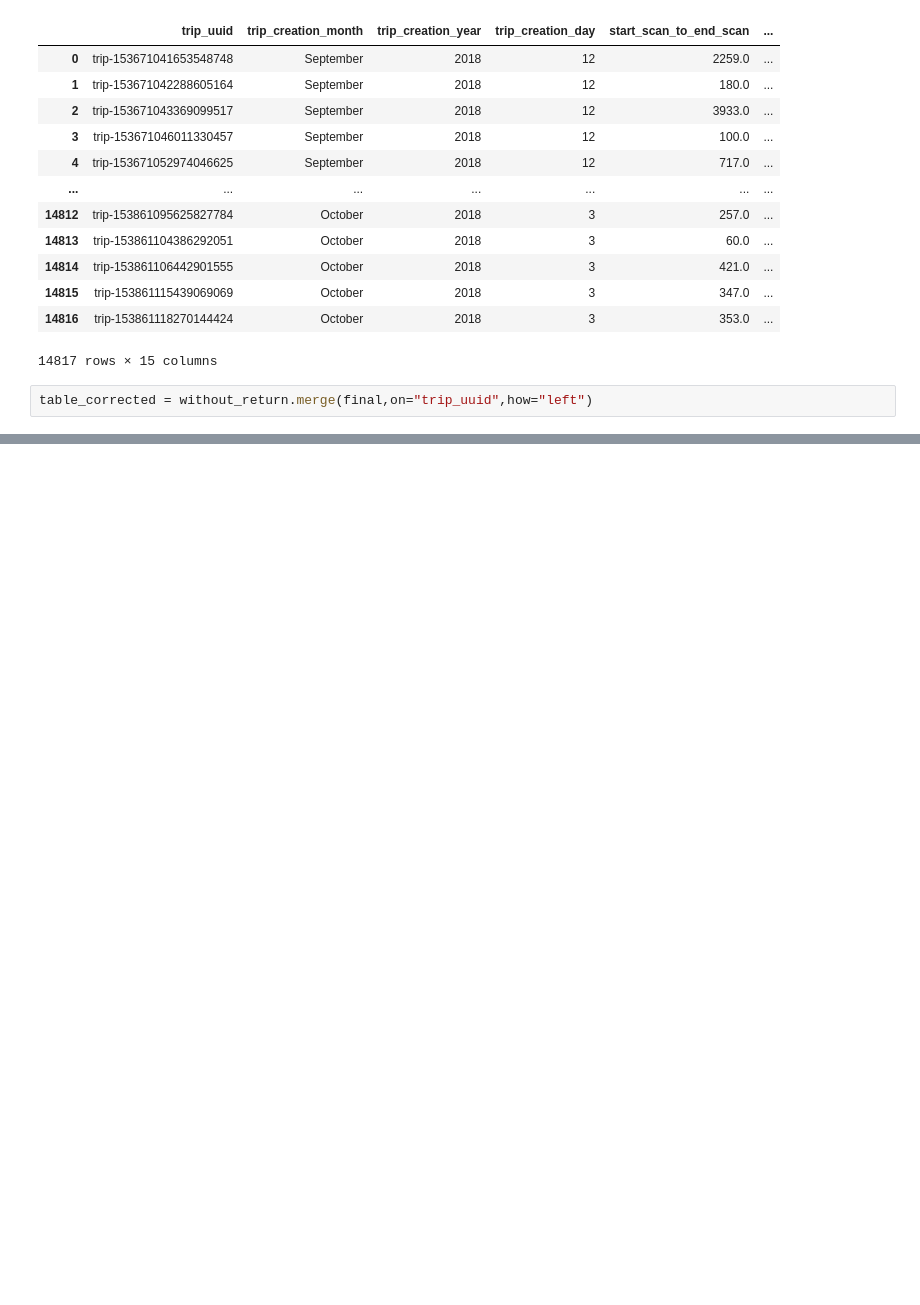
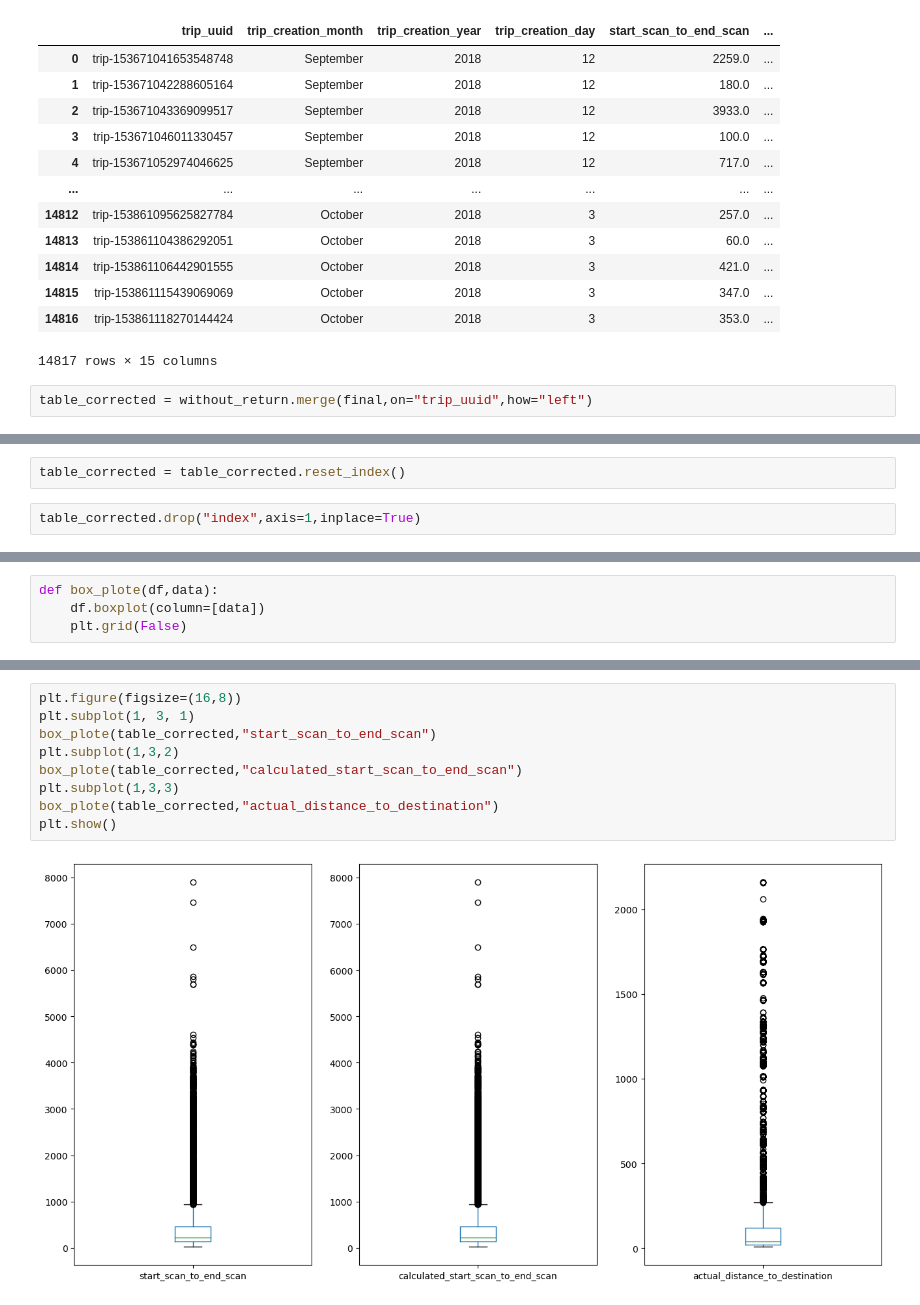
Before and after one commit to Navaneeth-7/scaler_logistics_service, a Jupyter notebook: file_1.ipynb, the cells around one changed output, grey strips where cells are left out. Drawn from its saved outputs; the diff is of its cells as text; blank space fills up the shorter version.

```diff
--- a/file_1.ipynb
+++ b/file_1.ipynb
@@ -546 +548,5 @@ table_corrected.tail(10)
+# %%
+table_corrected = table_corrected.reset_index()
+# %%
+table_corrected.drop("index",axis=1,inplace=True)
 # %%
@@ -565,0 +568,4 @@ memory usage: 1.8+ MB
+# %%
+def box_plote(df,data):
+    df.boxplot(column=[data])
+    plt.grid(False)
@@ -565,0 +584,11 @@ memory usage: 1.8+ MB
+# %%
+plt.figure(figsize=(16,8))
+plt.subplot(1, 3, 1)
+box_plote(table_corrected,"start_scan_to_end_scan")
+plt.subplot(1,3,2)
+box_plote(table_corrected,"calculated_start_scan_to_end_scan")
+plt.subplot(1,3,3)
+box_plote(table_corrected,"actual_distance_to_destination")
+plt.show()
+# %% [output]
+[figure, added]
```
Also changed, not shown: parts of 29 cells of this notebook.
